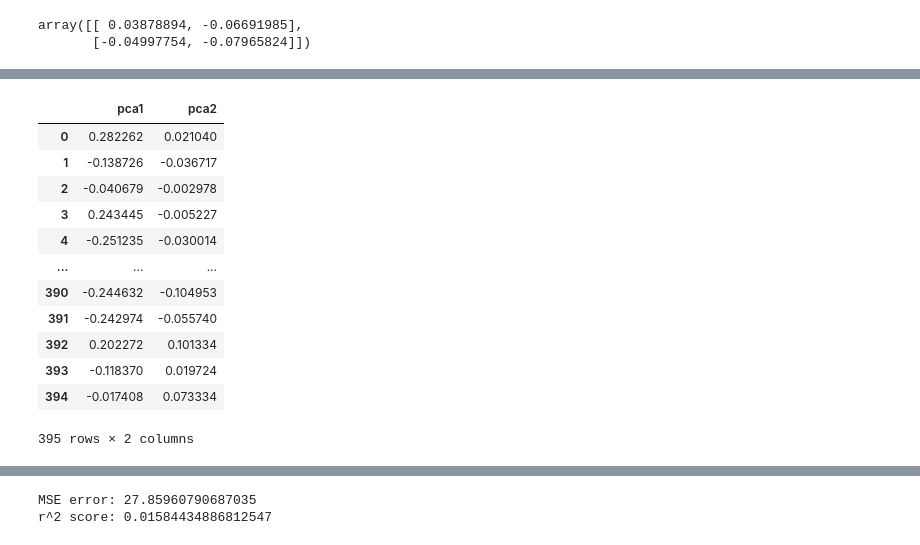
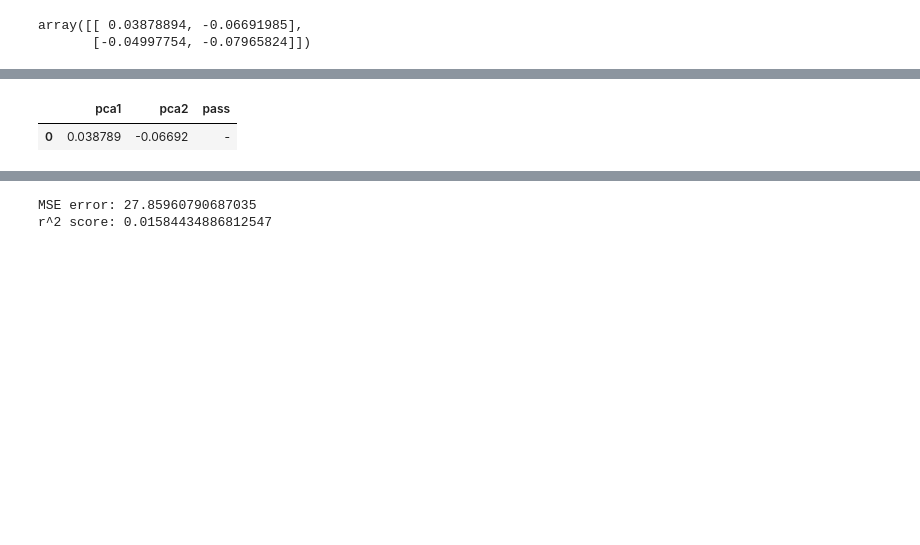
Before and after one commit to APNovichkov/python-ml, a Jupyter notebook: final-project/final-project.ipynb, the cells around one changed output, grey strips where cells are left out. Saved outputs shown, nothing was run; the diff lists cells and outputs as text; code cells hidden in the pictures; blank space fills up the shorter version.

```diff
--- a/final-project/final-project.ipynb
+++ b/final-project/final-project.ipynb
@@ -205,18 +191,8 @@ Name: result, Length: 395, dtype: int64
 # %%
 pca_df = pd.DataFrame(X_red, columns=['pca1', 'pca2'])
-pca_df['Infectivity'] = [ pass]
+pca_df['pass'] = ['+' if v == 1 else '-' for v in y]
+pca_df[:1]
 # %% [output]
-|  | pca1 | pca2 |
-| 0 | 0.282262 | 0.021040 |
-| 1 | -0.138726 | -0.036717 |
-| 2 | -0.040679 | -0.002978 |
-| 3 | 0.243445 | -0.005227 |
-| 4 | -0.251235 | -0.030014 |
-| ... | ... | ... |
-| 390 | -0.244632 | -0.104953 |
-| 391 | -0.242974 | -0.055740 |
-| 392 | 0.202272 | 0.101334 |
-| 393 | -0.118370 | 0.019724 |
-| 394 | -0.017408 | 0.073334 |
+|  | pca1 | pca2 | pass |
+| 0 | 0.038789 | -0.06692 | - |
-395 rows × 2 columns
 # %%
```
Also changed, not shown: parts of 43 cells of this notebook.
